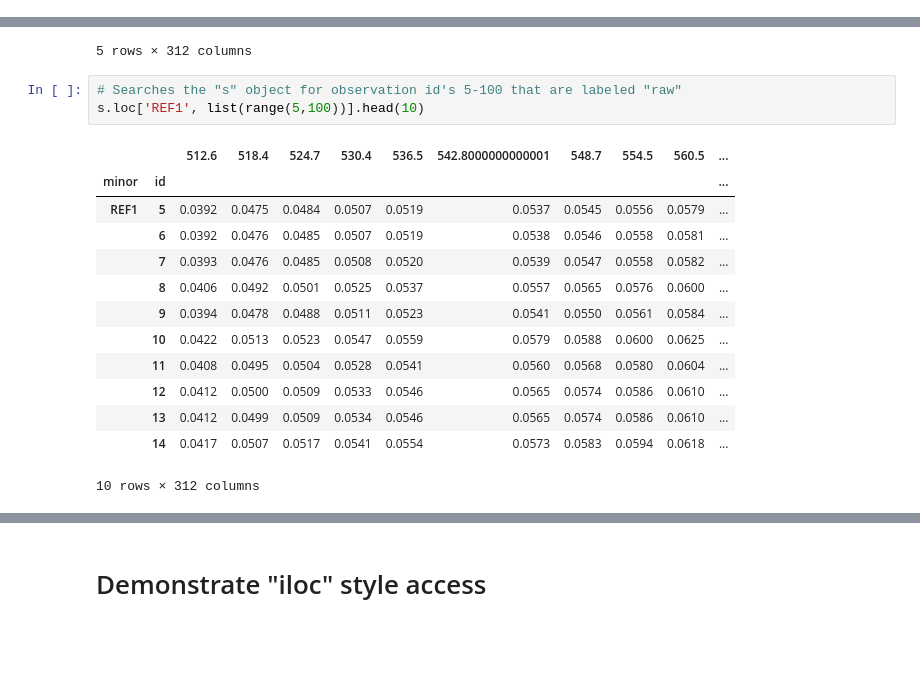
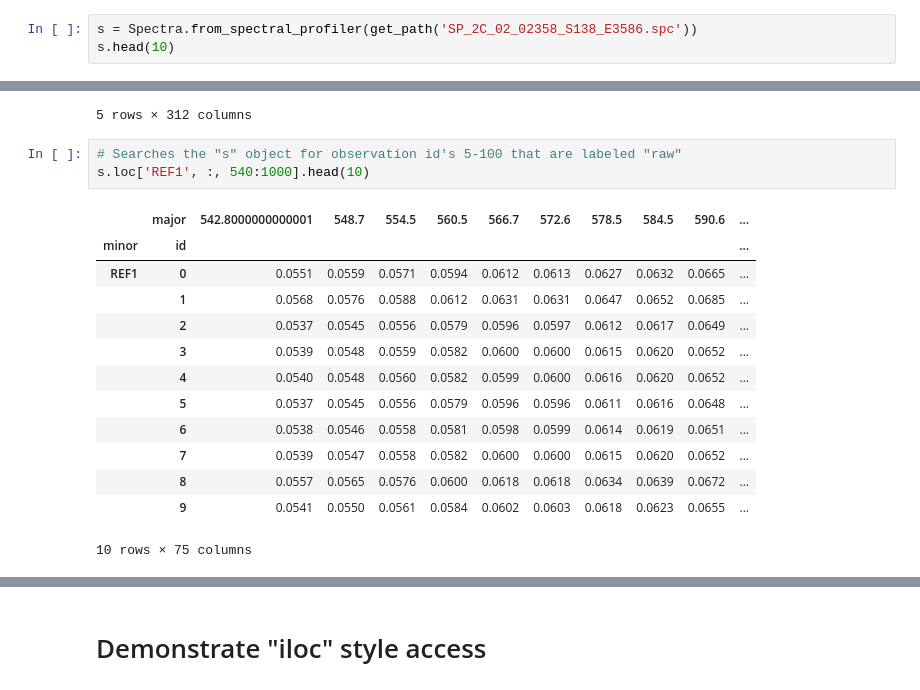
Before and after one commit to jlaura/PyHAT, a Jupyter notebook: notebooks/SP Example.ipynb, the cells around one changed output, grey strips where cells are left out. Cells and saved outputs as stored; diff of their text form; blank space fills up the shorter version.

```diff
--- a/notebooks/SP Example.ipynb
+++ b/notebooks/SP Example.ipynb
@@ -28,0 +17,3 @@ s.head(10)
+# %%
+s = Spectra.from_spectral_profiler(get_path('SP_2C_02_02358_S138_E3586.spc'))
+s.head(10)
@@ -61,18 +66,18 @@ s.loc['RAW'].head()
 5 rows × 312 columns
 # %%
 # Searches the "s" object for observation id's 5-100 that are labeled "raw"
-s.loc['REF1', list(range(5,100))].head(10)
+s.loc['REF1', :, 540:1000].head(10)
 # %% [output]
-|  |  | 512.6 | 518.4 | 524.7 | 530.4 | 536.5 | 542.8000000000001 | 548.7 | 554.5 | 560.5 | ... |
+|  | major | 542.8000000000001 | 548.7 | 554.5 | 560.5 | 566.7 | 572.6 | 578.5 | 584.5 | 590.6 | ... |
 | minor | id |  |  |  |  |  |  |  |  |  | ... |
-| REF1 | 5 | 0.0392 | 0.0475 | 0.0484 | 0.0507 | 0.0519 | 0.0537 | 0.0545 | 0.0556 | 0.0579 | ... |
-|  | 6 | 0.0392 | 0.0476 | 0.0485 | 0.0507 | 0.0519 | 0.0538 | 0.0546 | 0.0558 | 0.0581 | ... |
-|  | 7 | 0.0393 | 0.0476 | 0.0485 | 0.0508 | 0.0520 | 0.0539 | 0.0547 | 0.0558 | 0.0582 | ... |
-|  | 8 | 0.0406 | 0.0492 | 0.0501 | 0.0525 | 0.0537 | 0.0557 | 0.0565 | 0.0576 | 0.0600 | ... |
-|  | 9 | 0.0394 | 0.0478 | 0.0488 | 0.0511 | 0.0523 | 0.0541 | 0.0550 | 0.0561 | 0.0584 | ... |
-|  | 10 | 0.0422 | 0.0513 | 0.0523 | 0.0547 | 0.0559 | 0.0579 | 0.0588 | 0.0600 | 0.0625 | ... |
-|  | 11 | 0.0408 | 0.0495 | 0.0504 | 0.0528 | 0.0541 | 0.0560 | 0.0568 | 0.0580 | 0.0604 | ... |
-|  | 12 | 0.0412 | 0.0500 | 0.0509 | 0.0533 | 0.0546 | 0.0565 | 0.0574 | 0.0586 | 0.0610 | ... |
-|  | 13 | 0.0412 | 0.0499 | 0.0509 | 0.0534 | 0.0546 | 0.0565 | 0.0574 | 0.0586 | 0.0610 | ... |
-|  | 14 | 0.0417 | 0.0507 | 0.0517 | 0.0541 | 0.0554 | 0.0573 | 0.0583 | 0.0594 | 0.0618 | ... |
+| REF1 | 0 | 0.0551 | 0.0559 | 0.0571 | 0.0594 | 0.0612 | 0.0613 | 0.0627 | 0.0632 | 0.0665 | ... |
+|  | 1 | 0.0568 | 0.0576 | 0.0588 | 0.0612 | 0.0631 | 0.0631 | 0.0647 | 0.0652 | 0.0685 | ... |
+|  | 2 | 0.0537 | 0.0545 | 0.0556 | 0.0579 | 0.0596 | 0.0597 | 0.0612 | 0.0617 | 0.0649 | ... |
+|  | 3 | 0.0539 | 0.0548 | 0.0559 | 0.0582 | 0.0600 | 0.0600 | 0.0615 | 0.0620 | 0.0652 | ... |
+|  | 4 | 0.0540 | 0.0548 | 0.0560 | 0.0582 | 0.0599 | 0.0600 | 0.0616 | 0.0620 | 0.0652 | ... |
+|  | 5 | 0.0537 | 0.0545 | 0.0556 | 0.0579 | 0.0596 | 0.0596 | 0.0611 | 0.0616 | 0.0648 | ... |
+|  | 6 | 0.0538 | 0.0546 | 0.0558 | 0.0581 | 0.0598 | 0.0599 | 0.0614 | 0.0619 | 0.0651 | ... |
+|  | 7 | 0.0539 | 0.0547 | 0.0558 | 0.0582 | 0.0600 | 0.0600 | 0.0615 | 0.0620 | 0.0652 | ... |
+|  | 8 | 0.0557 | 0.0565 | 0.0576 | 0.0600 | 0.0618 | 0.0618 | 0.0634 | 0.0639 | 0.0672 | ... |
+|  | 9 | 0.0541 | 0.0550 | 0.0561 | 0.0584 | 0.0602 | 0.0603 | 0.0618 | 0.0623 | 0.0655 | ... |
-10 rows × 312 columns
+10 rows × 75 columns
```
Also changed, not shown: parts of 19 cells of this notebook, 1 other file.
